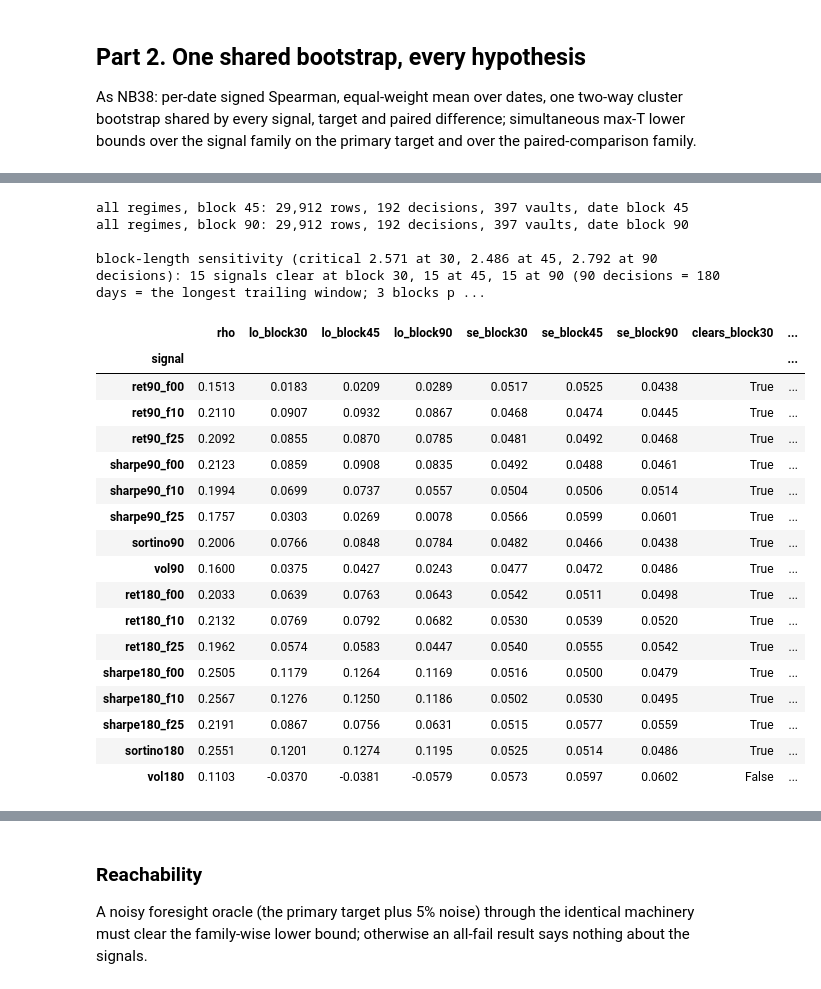
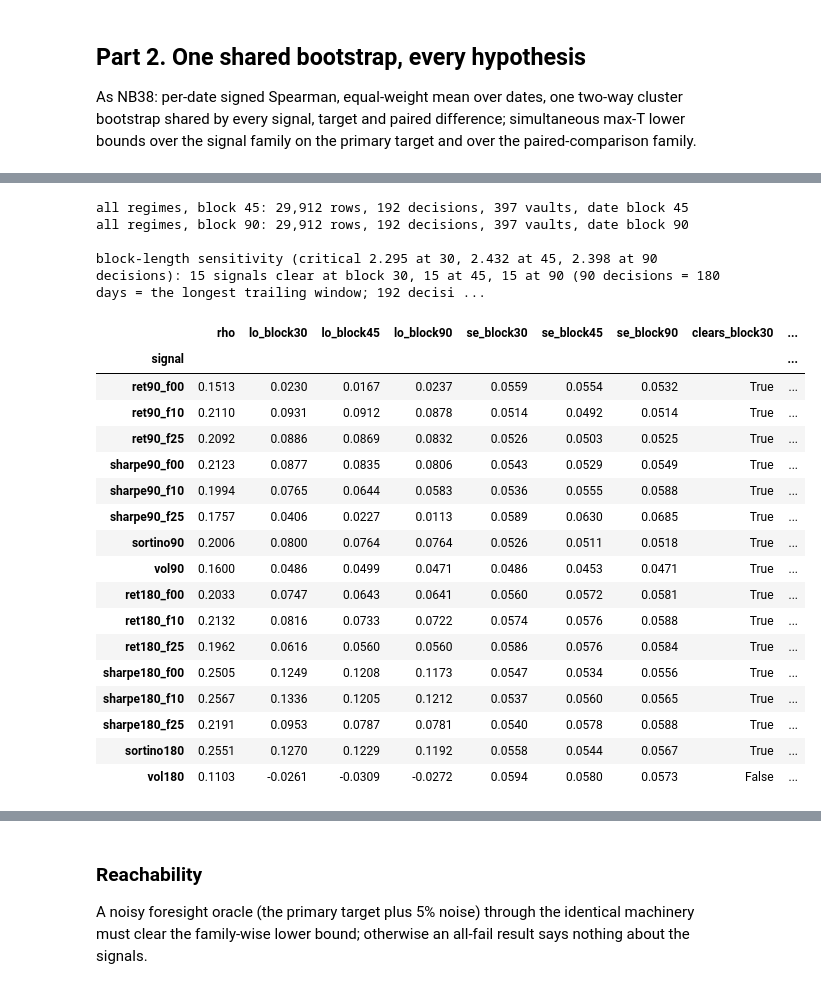
Before and after one commit to tradingstrategy-ai/getting-started, a Jupyter notebook: scratchpad/hyperliquid-lower-vol/39-research-trimmed-screen-full-history.ipynb, the cells around one changed output, grey strips where cells are left out. Drawn from its saved outputs; the diff is of its cells as text; code cells hidden in the pictures.

```diff
--- a/scratchpad/hyperliquid-lower-vol/39-research-trimmed-screen-full-history.ipynb
+++ b/scratchpad/hyperliquid-lower-vol/39-research-trimmed-screen-full-history.ipynb
@@ -220,7 +228,8 @@ YOUNG_DAYS = 360
 DRAWS = 500
 #: Date blocks must be at least as long as the forward horizon (60 days = 30 decisions) so that
 #: overlapping outcomes stay together inside a block; blocks are NOT wrapped circularly, because
-#: joining July 2026 to July 2025 would splice two polling regimes. 45 is run as a sensitivity.
+#: joining July 2026 to July 2025 would splice two polling regimes. 45 decisions (90 days) is an
+#: intermediate sensitivity; the 180-day score persistence is covered only by DATE_BLOCK_LONG.
 DATE_BLOCK = 30
 DATE_BLOCK_SENSITIVITY = 45
 #: 90 decisions = 180 days, the longest trailing-score window. With 192 decisions this leaves
@@ -253,6 +262,8 @@ def regime_contained(t, H):
 df = pd.read_parquet(ARCHIVE, columns=["address", "chain", "share_price", "total_assets", "name"])
 df = df[df["chain"] == HYPERCORE_CHAIN].reset_index()
 df["timestamp"] = pd.to_datetime(df["timestamp"])
+# Vault age is measured from the vault's FIRST mark anywhere in the archive, before any date cut.
+FIRST_MARK = df.groupby("address")["timestamp"].min().dt.floor("D")
 df = df[df["timestamp"] >= pd.Timestamp("2025-01-01")].sort_values(["address", "timestamp"])
 df["date"] = df["timestamp"].dt.floor("D")
 marks = df.groupby(["address", "date"])[["share_price", "total_assets"]].last().reset_index()
@@ -331,7 +342,7 @@ for address, g in marks.groupby("address"):
     mdays = g.index
     prices = g["share_price"].to_numpy()
     tvls = g["total_assets"].to_numpy()
-    born = mdays[0]
+    born = FIRST_MARK[address]
     for t in decisions:
         t1 = t - pd.Timedelta(days=1)
         i_last = int(mdays.searchsorted(t1, side="right")) - 1   # last mark at or before T-1
@@ -342,7 +353,7 @@ for address, g in marks.groupby("address"):
             dropped["tvl"] += 1
             continue
         row = {"address": address, "date": t, "age_days": int((t - born).days), "regime": regime_of(t),
-               "days_since_mark": int((t1 - mdays[i_last]).days)}
+               "days_since_mark": int((t1 - mdays[i_last]).days), "first_mark_before_2025": bool(born < pd.Timestamp("2025-01-01"))}
         scored_any = False
         for W in WINDOWS:
             start = t1 - pd.Timedelta(days=W)
@@ -350,7 +361,10 @@ for address, g in marks.groupby("address"):
             n_marks = i_last - i_first + 1
             # The vault must have existed before the window (a mark at or before its start), so a
             # W-day score is never computed on a vault younger than W days.
-            if n_marks < MIN_EVENTS + 1 or i_first == 0:
+            # The score must SPAN the window: a mark at or before the window start, the first
+            # in-window mark within STALE_DAYS of the start, and the last within STALE_DAYS of T-1
+            # (already required). Otherwise a W-day score could be eight clustered late events.
+            if n_marks < MIN_EVENTS + 1 or i_first == 0 or (mdays[i_first] - start).days > STALE_DAYS:
                 for f in TRIM_FRACTIONS:
                     tag = f"f{int(f * 100):02d}"
                     row[f"ret{W}_{tag}"] = np.nan; row[f"sharpe{W}_{tag}"] = np.nan
@@ -391,7 +405,9 @@ panel["young"] = panel["age_days"] < YOUNG_DAYS
 panel["regime_contained"] = [regime_contained(t, PRIMARY_H) for t in panel["date"]]
 print("candidate-dates dropped:", dropped)
 print(f"panel: {len(panel):,} rows, {panel['address'].nunique()} vaults, {panel['date'].nunique()} decisions "
-      f"{panel['date'].min().date()} to {panel['date'].max().date()}; young (< {YOUNG_DAYS} d) share of rows {panel['young'].mean():.1%}")
+      f"{panel['date'].min().date()} to {panel['date'].max().date()}; young (< {YOUNG_DAYS} d from the vault's first mark in "
+      f"the whole archive) share of rows {panel['young'].mean():.1%}; rows from vaults first marked before 2025: "
+      f"{panel['first_mark_before_2025'].mean():.1%}")
 by_regime = panel.groupby("regime").agg(rows=("address", "size"), vaults=("address", "nunique"), decisions=("date", "nunique"),
                                         events90_median=("events90", "median"), events180_median=("events180", "median"),
                                         fwd60_events_median=("fwd60_events", "median"), fwd30_events_median=("fwd30_events", "median"),
@@ -483,19 +499,32 @@ def mean_over_dates(blocks: dict, dates: list, counts: dict | None = None) -> tu
 
 
 def bootstrap(frame: pd.DataFrame, draws: int = DRAWS, seed: int = SEED, verbose: bool = True, block: int = DATE_BLOCK) -> dict:
-    """Two-way cluster bootstrap: NON-WRAPPING moving date blocks of `block` decisions (starts drawn
-    uniformly from the positions where a whole block fits) and vault clusters, together."""
+    """Two-way cluster bootstrap: TILED date blocks and vault clusters, together.
+
+    Per draw the date axis is cut into consecutive tiles of `block` decisions starting at a random
+    offset in [0, block) - the first and last tiles are the shorter remainders - and tiles are
+    resampled with replacement until the draw holds at least as many decisions as the panel. No
+    tile wraps from the end of the archive to its start, and every decision belongs to exactly
+    one tile in every draw, so expected coverage is uniform across dates; a moving-block scheme
+    with starts restricted to whole blocks under-weights the archive's ends (fourth review).
+    """
     blocks = per_date_blocks(frame)
     dates = sorted(blocks)
     vaults = sorted(frame["address"].unique())
     observed, n_dates = mean_over_dates(blocks, dates)
     rng = np.random.default_rng(seed)
-    block = min(block, len(dates))
-    n_blocks = int(math.ceil(len(dates) / block))
+    n = len(dates)
+    block = min(block, n)
     reps = np.full((draws,) + observed.shape, np.nan)
     for d in range(draws):
-        starts = rng.integers(0, len(dates) - block + 1, size=n_blocks)
-        index = np.concatenate([np.arange(s, s + block) for s in starts])[:len(dates)]
+        offset = int(rng.integers(0, block))
+        edges = [0] + list(range(offset, n, block)) + [n]
+        edges = sorted(set(e for e in edges if 0 <= e <= n))
+        tiles = [np.arange(a, b) for a, b in zip(edges[:-1], edges[1:]) if b > a]
+        chosen = []
+        while sum(len(t) for t in chosen) < n:
+            chosen.append(tiles[int(rng.integers(0, len(tiles)))])
+        index = np.concatenate(chosen)[:n]
         drawn = rng.choice(len(vaults), size=len(vaults), replace=True)
         counts = {}
         for v in drawn:
@@ -577,7 +606,8 @@ for b in (30, 45, 90):
     sens[f"clears_block{b}"] = sens[f"lo_block{b}"] > 0
 print(f"\nblock-length sensitivity (critical {full['critical']:.3f} at 30, {full45['critical']:.3f} at 45, {full90['critical']:.3f} at 90 decisions): "
       f"{int(sens['clears_block30'].sum())} signals clear at block 30, {int(sens['clears_block45'].sum())} at 45, {int(sens['clears_block90'].sum())} at 90 "
-      f"(90 decisions = 180 days = the longest trailing window; {math.ceil(len(full['boot']['dates']) / DATE_BLOCK_LONG)} blocks per draw)")
+      f"(90 decisions = 180 days = the longest trailing window; {len(full['boot']['dates'])} decisions tile into "
+      f"{len(full['boot']['dates']) // DATE_BLOCK_LONG} full tiles plus remainders per draw)")
 display(sens.round(4))
 print(f"\nPAIRED trimmed - raw on {PRIMARY} (per-comparison 95% intervals; simultaneous lower bound over the "
       f"{full['paired_family_size']} paired comparisons, critical {full['paired_critical']:.4f}):")
@@ -612,22 +642,22 @@ primary family: 16 signals, critical 2.5713 on 500 complete draws
 all regimes, block 45: 29,912 rows, 192 decisions, 397 vaults, date block 45
 all regimes, block 90: 29,912 rows, 192 decisions, 397 vaults, date block 90
 
-block-length sensitivity (critical 2.571 at 30, 2.486 at 45, 2.792 at 90 decisions): 15 signals clear at block 30, 15 at 45, 15 at 90 (90 decisions = 180 days = the longest trailing window; 3 blocks p ...
+block-length sensitivity (critical 2.295 at 30, 2.432 at 45, 2.398 at 90 decisions): 15 signals clear at block 30, 15 at 45, 15 at 90 (90 decisions = 180 days = the longest trailing window; 192 decisi ...
 |  | rho | lo_block30 | lo_block45 | lo_block90 | se_block30 | se_block45 | se_block90 | clears_block30 | ... |
 | signal |  |  |  |  |  |  |  |  | ... |
-| ret90_f00 | 0.1513 | 0.0183 | 0.0209 | 0.0289 | 0.0517 | 0.0525 | 0.0438 | True | ... |
-| ret90_f10 | 0.2110 | 0.0907 | 0.0932 | 0.0867 | 0.0468 | 0.0474 | 0.0445 | True | ... |
-| ret90_f25 | 0.2092 | 0.0855 | 0.0870 | 0.0785 | 0.0481 | 0.0492 | 0.0468 | True | ... |
-| sharpe90_f00 | 0.2123 | 0.0859 | 0.0908 | 0.0835 | 0.0492 | 0.0488 | 0.0461 | True | ... |
-| sharpe90_f10 | 0.1994 | 0.0699 | 0.0737 | 0.0557 | 0.0504 | 0.0506 | 0.0514 | True | ... |
-| sharpe90_f25 | 0.1757 | 0.0303 | 0.0269 | 0.0078 | 0.0566 | 0.0599 | 0.0601 | True | ... |
-| sortino90 | 0.2006 | 0.0766 | 0.0848 | 0.0784 | 0.0482 | 0.0466 | 0.0438 | True | ... |
-| vol90 | 0.1600 | 0.0375 | 0.0427 | 0.0243 | 0.0477 | 0.0472 | 0.0486 | True | ... |
-| ret180_f00 | 0.2033 | 0.0639 | 0.0763 | 0.0643 | 0.0542 | 0.0511 | 0.0498 | True | ... |
-| ret180_f10 | 0.2132 | 0.0769 | 0.0792 | 0.0682 | 0.0530 | 0.0539 | 0.0520 | True | ... |
-| ret180_f25 | 0.1962 | 0.0574 | 0.0583 | 0.0447 | 0.0540 | 0.0555 | 0.0542 | True | ... |
-| sharpe180_f00 | 0.2505 | 0.1179 | 0.1264 | 0.1169 | 0.0516 | 0.0500 | 0.0479 | True | ... |
-| sharpe180_f10 | 0.2567 | 0.1276 | 0.1250 | 0.1186 | 0.0502 | 0.0530 | 0.0495 | True | ... |
-| sharpe180_f25 | 0.2191 | 0.0867 | 0.0756 | 0.0631 | 0.0515 | 0.0577 | 0.0559 | True | ... |
-| sortino180 | 0.2551 | 0.1201 | 0.1274 | 0.1195 | 0.0525 | 0.0514 | 0.0486 | True | ... |
-| vol180 | 0.1103 | -0.0370 | -0.0381 | -0.0579 | 0.0573 | 0.0597 | 0.0602 | False | ... |
+| ret90_f00 | 0.1513 | 0.0230 | 0.0167 | 0.0237 | 0.0559 | 0.0554 | 0.0532 | True | ... |
+| ret90_f10 | 0.2110 | 0.0931 | 0.0912 | 0.0878 | 0.0514 | 0.0492 | 0.0514 | True | ... |
+| ret90_f25 | 0.2092 | 0.0886 | 0.0869 | 0.0832 | 0.0526 | 0.0503 | 0.0525 | True | ... |
+| sharpe90_f00 | 0.2123 | 0.0877 | 0.0835 | 0.0806 | 0.0543 | 0.0529 | 0.0549 | True | ... |
+| sharpe90_f10 | 0.1994 | 0.0765 | 0.0644 | 0.0583 | 0.0536 | 0.0555 | 0.0588 | True | ... |
+| sharpe90_f25 | 0.1757 | 0.0406 | 0.0227 | 0.0113 | 0.0589 | 0.0630 | 0.0685 | True | ... |
+| sortino90 | 0.2006 | 0.0800 | 0.0764 | 0.0764 | 0.0526 | 0.0511 | 0.0518 | True | ... |
+| vol90 | 0.1600 | 0.0486 | 0.0499 | 0.0471 | 0.0486 | 0.0453 | 0.0471 | True | ... |
+| ret180_f00 | 0.2033 | 0.0747 | 0.0643 | 0.0641 | 0.0560 | 0.0572 | 0.0581 | True | ... |
+| ret180_f10 | 0.2132 | 0.0816 | 0.0733 | 0.0722 | 0.0574 | 0.0576 | 0.0588 | True | ... |
+| ret180_f25 | 0.1962 | 0.0616 | 0.0560 | 0.0560 | 0.0586 | 0.0576 | 0.0584 | True | ... |
+| sharpe180_f00 | 0.2505 | 0.1249 | 0.1208 | 0.1173 | 0.0547 | 0.0534 | 0.0556 | True | ... |
+| sharpe180_f10 | 0.2567 | 0.1336 | 0.1205 | 0.1212 | 0.0537 | 0.0560 | 0.0565 | True | ... |
+| sharpe180_f25 | 0.2191 | 0.0953 | 0.0787 | 0.0781 | 0.0540 | 0.0578 | 0.0588 | True | ... |
+| sortino180 | 0.2551 | 0.1270 | 0.1229 | 0.1192 | 0.0558 | 0.0544 | 0.0567 | True | ... |
+| vol180 | 0.1103 | -0.0261 | -0.0309 | -0.0272 | 0.0594 | 0.0580 | 0.0573 | False | ... |
```
Also changed, not shown: parts of 5 cells of this notebook, 4 other files.
